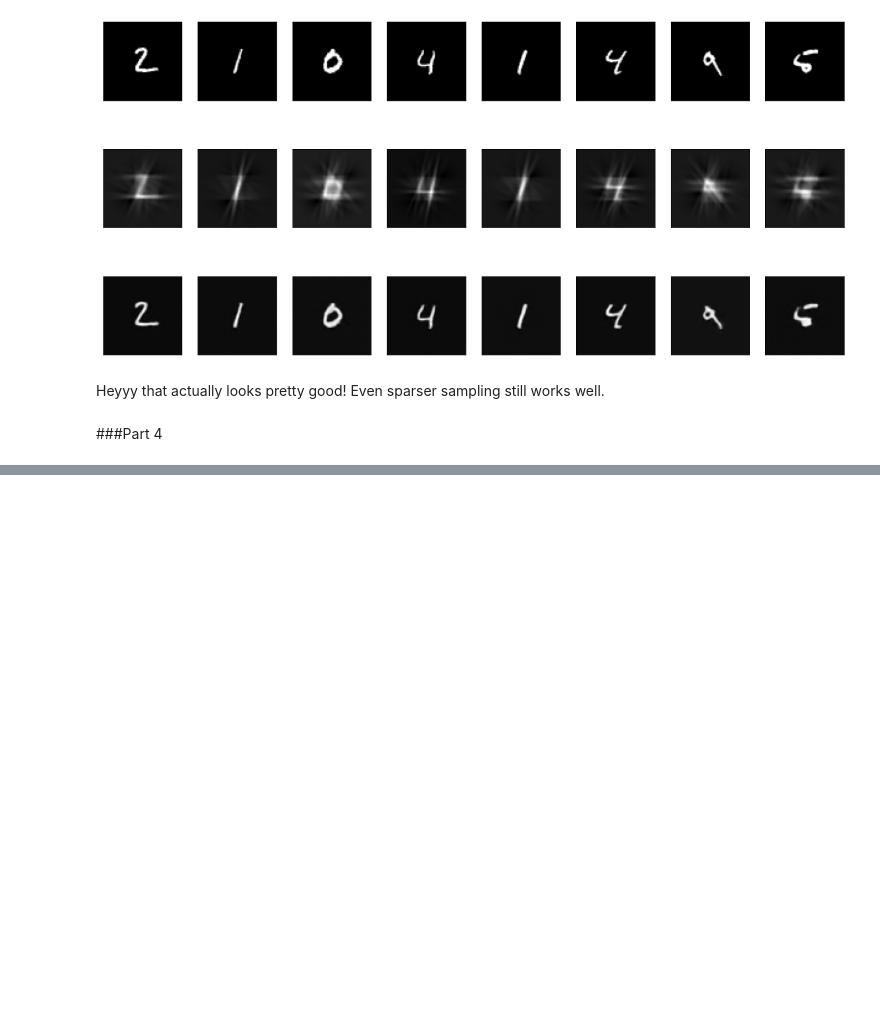
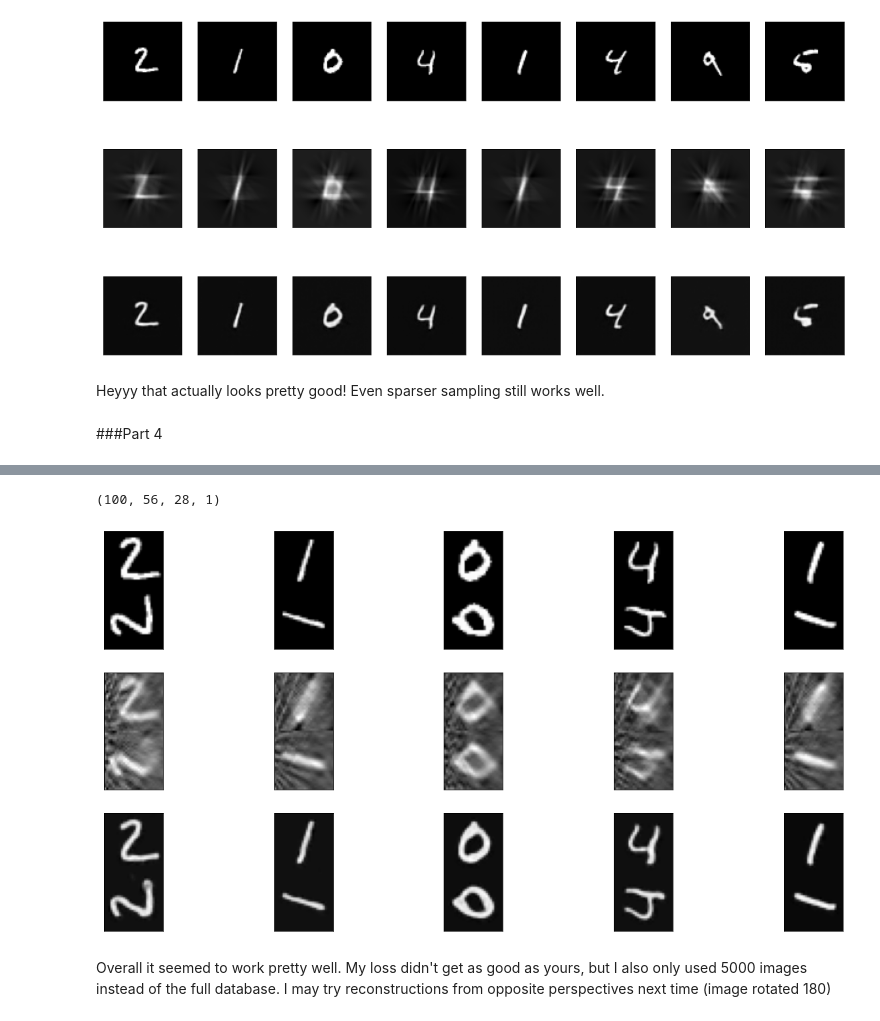
Before and after one commit to jdberkson/OPTI-556-Computational-Imaging, a Jupyter notebook: Homework3_JoelB.ipynb, the cells around one changed output, grey strips where cells are left out. Drawn from its saved outputs; the diff is of its cells as text; code cells hidden in the pictures; blank space fills up the shorter version.

```diff
--- a/Homework3_JoelB.ipynb
+++ b/Homework3_JoelB.ipynb
@@ -961,0 +1002,9 @@ g_test = np.reshape(g_test, (len(g_test), 2*N, N, 1))
+# %%
+autoencoder.fit(
+    x=g_train,
+    y=x_trainconcat,
+    epochs=30,
+    batch_size=32,
+    shuffle=True,
+    validation_data=(g_test, x_testconcat),
+)
@@ -961,0 +1030,28 @@ g_test = np.reshape(g_test, (len(g_test), 2*N, N, 1))
+# %%
+print(np.shape(g_test))
+# %% [output]
+(100, 56, 28, 1)
+# %%
+n = 5
+plt.figure(figsize=(20, 10))
+for i in range(1, n + 1):
+    ax = plt.subplot(3, n, i)
+    plt.imshow(x_testconcat[i,:,:])
+    plt.gray()
+    ax.get_xaxis().set_visible(False)
+    ax.get_yaxis().set_visible(False)
+    ax = plt.subplot(3, n, n+i)
+    plt.imshow(g_test[i,:,:,0])
+    plt.gray()
+    ax.get_xaxis().set_visible(False)
+    ax.get_yaxis().set_visible(False)
+    ax = plt.subplot(3, n, 2*n+i)
+    A = g_test[i,:,:]
+    plt.imshow(autoencoder.predict(g_test[i:(i+1),:,:])[0,:,:,0])
+    plt.gray()
+    ax.get_xaxis().set_visible(False)
+    ax.get_yaxis().set_visible(False)
+# %% [output]
+[figure, added]
+# %% [markdown]
+Overall it seemed to work pretty well. My loss didn't get as good as yours, but I also only used 5000 images instead of the full database. I may try reconstructions from opposite perspectives next time (image rotated 180)
```
Also changed, not shown: parts of 6 cells of this notebook.
